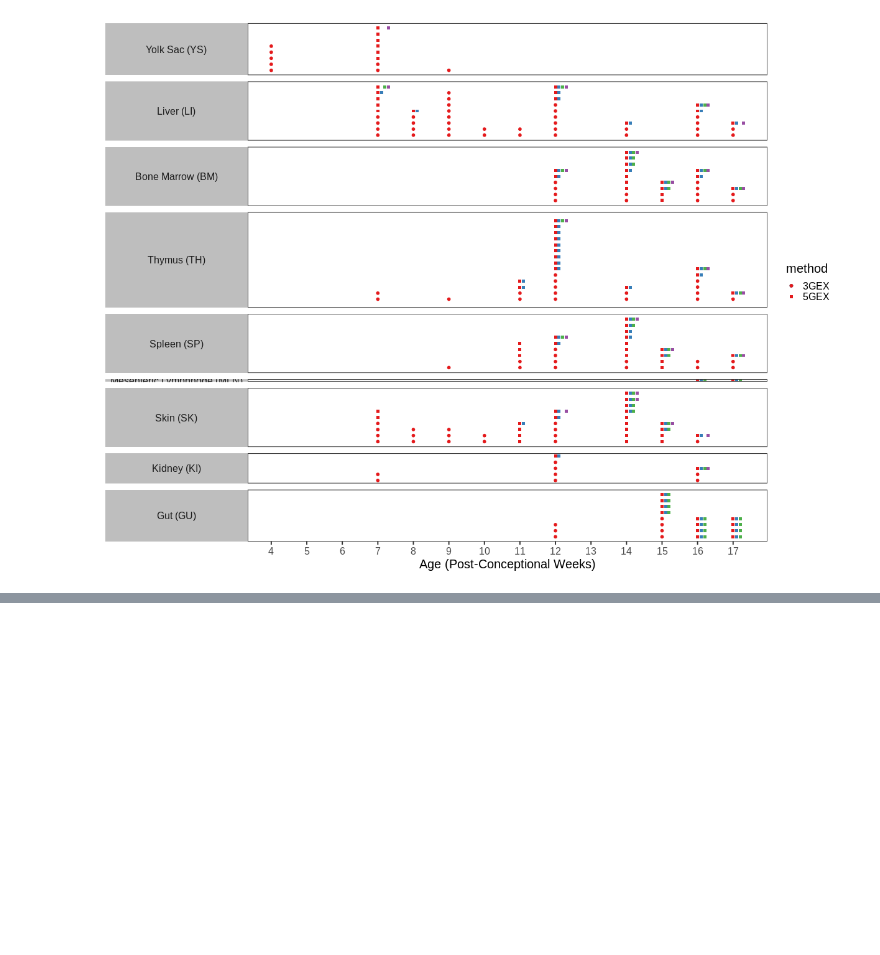
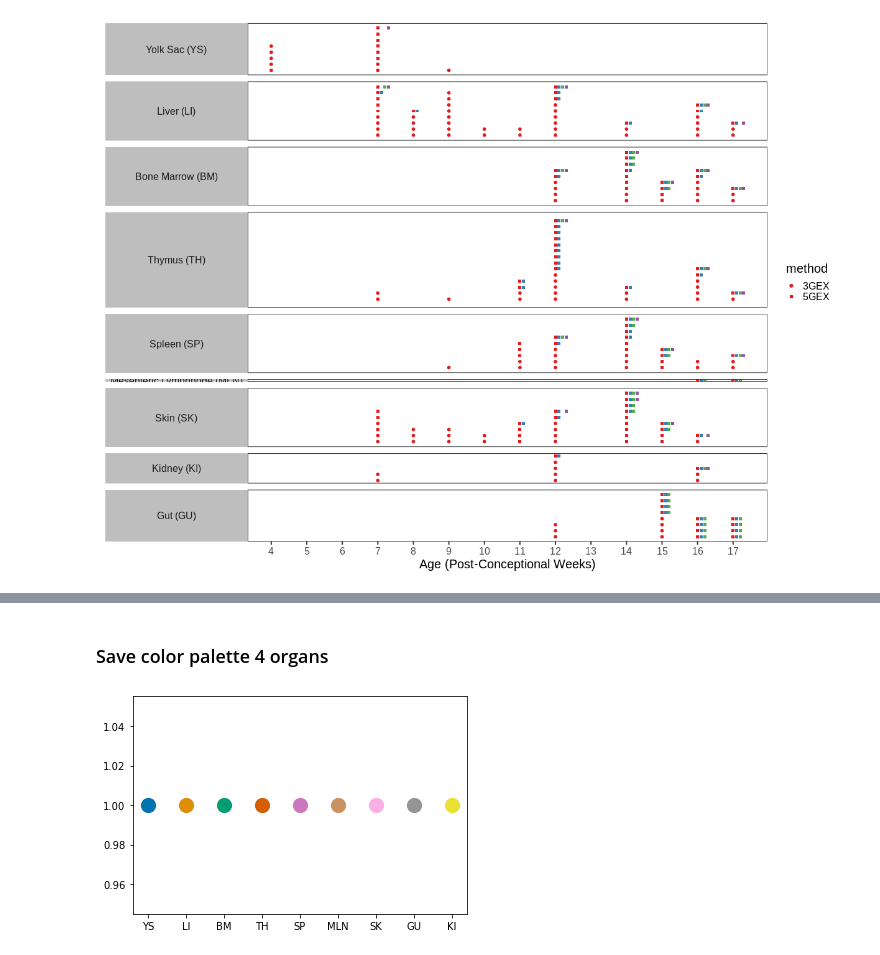
Before and after one commit to Teichlab/Pan_fetal_immune, a Jupyter notebook: src/1_PFI_merging/20210428_datasetPlots.ipynb, the cells around one changed output, grey strips where cells are left out. Cells and saved outputs as stored; diff of their text form; code cells hidden in the pictures; blank space fills up the shorter version.

```diff
--- a/src/1_PFI_merging/20210428_datasetPlots.ipynb
+++ b/src/1_PFI_merging/20210428_datasetPlots.ipynb
@@ -461,0 +506,22 @@ ggsave("~/mount/gdrive/Pan_fetal/Updates_and_presentations/figures/dataset_meta/
+# %% [markdown]
+### Save color palette 4 organs
+# %%
+import seaborn as sns
+import matplotlib
+cmap = matplotlib.cm.get_cmap('tab10', 9)
+
+cmap = sns.color_palette("colorblind", 9)
+# %%
+colors = [matplotlib.colors.rgb2hex(x) for x in cmap]
+# %%
+col_df = pd.read_csv("../../metadata/organ_colors.csv", index_col=0)
+org_order = ["YS", "LI", "BM", "TH", "SP", "MLN", 'SK',"GU", "KI"]
+col_df.index = col_df["organ"]
+col_df = col_df.loc[org_order]
+# %%
+col_df["color"] = colors
+# %%
+for i in range(col_df.shape[0]):
+    matplotlib.pyplot.scatter(col_df["organ"][i], 1,  s=200, color=col_df["color"][i])
+# %% [output]
+[figure, added]
```
Also changed, not shown: parts of 8 cells of this notebook, 7 other files.
